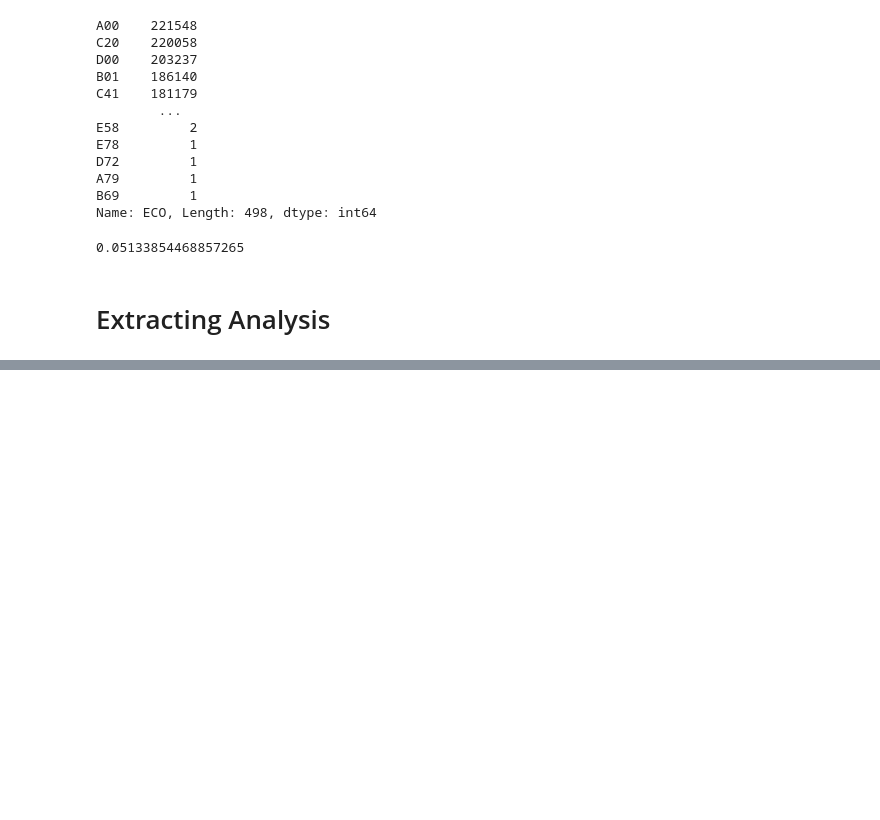
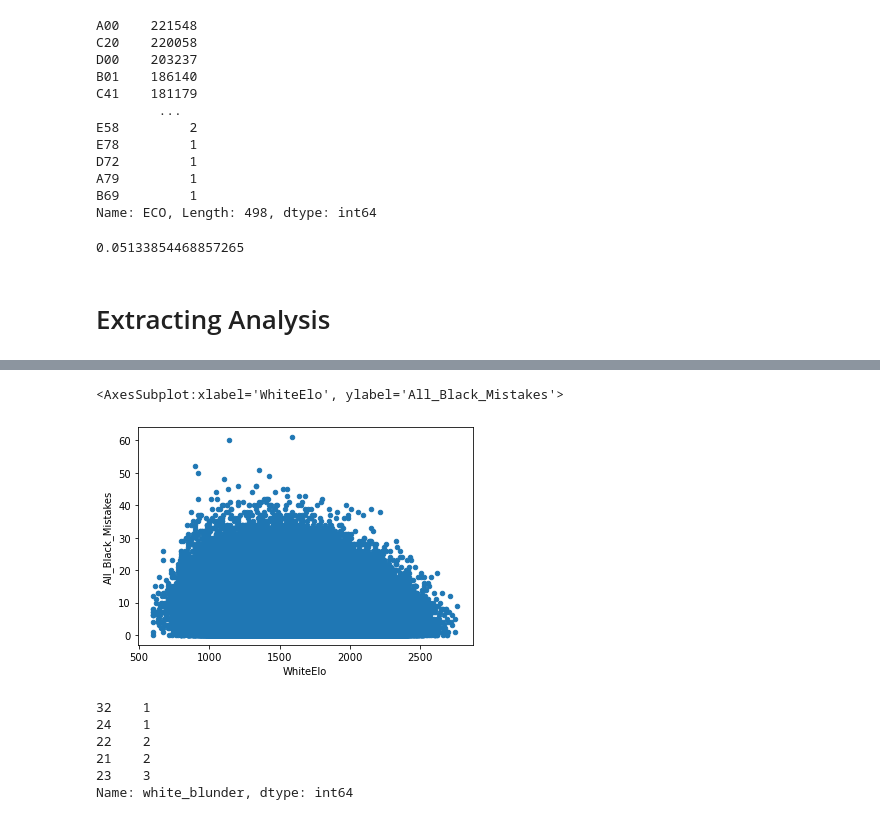
Before and after one commit to christianmeinz1516/MA384_LichessProject, a Jupyter notebook: Project Work.ipynb, the cells around one changed output, grey strips where cells are left out. Drawn from its saved outputs; the diff is of its cells as text; code cells hidden in the pictures; blank space fills up the shorter version.

```diff
--- a/Project Work.ipynb
+++ b/Project Work.ipynb
@@ -314,0 +397,14 @@ for value in moves.values[0]:
+# %%
+move_analysis_df.plot.scatter(x='WhiteElo',y='All_Black_Mistakes')
+# %% [output]
+<AxesSubplot:xlabel='WhiteElo', ylabel='All_Black_Mistakes'>
+[figure, added]
+# %%
+move_analysis_df['white_blunder'].value_counts(ascending=True).head()
+# %% [output]
+32    1
+24    1
+22    2
+21    2
+23    3
+Name: white_blunder, dtype: int64
```
Also changed, not shown: parts of 20 cells of this notebook.
